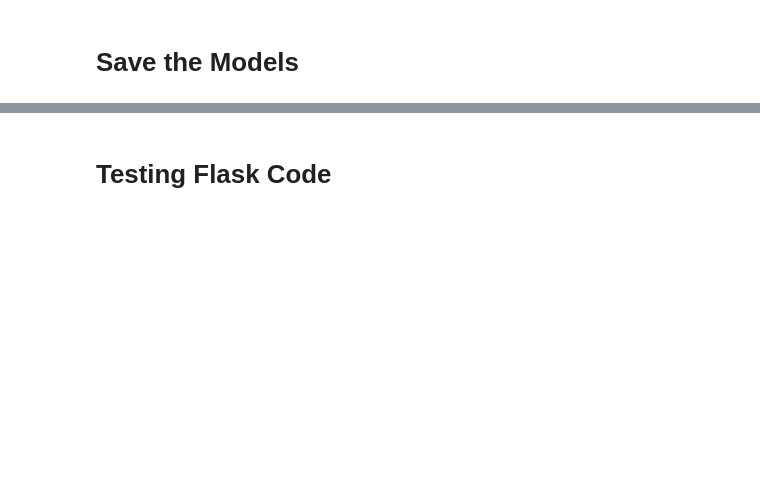
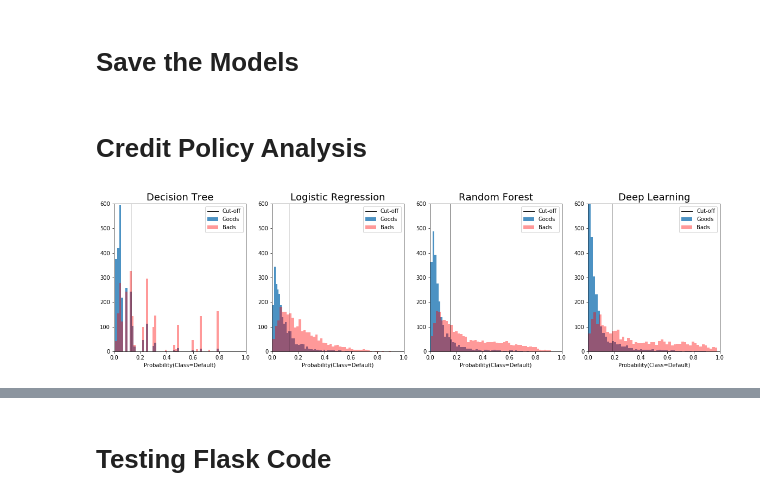
Before and after one commit to marcelotroiani/bootcamp, a Jupyter notebook: project-loan-credit-risk/Project3_CreditRisk.ipynb, the cells around one changed output, grey strips where cells are left out. Cells and saved outputs as stored; diff of their text form; code cells hidden in the pictures; blank space fills up the shorter version.

```diff
--- a/project-loan-credit-risk/Project3_CreditRisk.ipynb
+++ b/project-loan-credit-risk/Project3_CreditRisk.ipynb
@@ -229,5 +232,5 @@ pd.DataFrame([rf_best.best_params_])
 # %%
-rf = RandomForestClassifier(n_estimators=200,
+rf = RandomForestClassifier(n_estimators=100,
               criterion='gini',
               min_samples_split=50,
               max_depth= 10)
@@ -427,3 +397,5 @@ with open('models/neural.pkl', 'wb') as fid:
 # X Scaler for Neural Network
 with open('models/XScaler.pkl', 'wb') as fid:
     pickle.dump(X_scaler, fid, 2)
+# %% [markdown]
+# Credit Policy Analysis
@@ -429,0 +414,67 @@ with open('models/XScaler.pkl', 'wb') as fid:
+# %%
+classifiers = [tree_classificator, logreg, rf, deep]
+classifier_name = ['Decision Tree', 'Logistic Regression','Random Forest','Deep Learning']
+approval_analysis_tot = []
+for i in range(0, len(classifiers)):
+    classifier = classifiers[i]
+    approval_analysis = []
+    if i == 3:
+        y_test_prob=list(zip(y_test,classifier.predict_proba(inputs_scaled)[:,1]))
+    else:
+        y_test_prob=list(zip(y_test,classifier.predict_proba(inputs)[:,1]))
+
+    y_test_prob.sort(key=lambda x:x[1], reverse=True)
+
+    for j in range(0,len(y_test_prob)):
+        approval_analysis.append([classifier_name[i],y_test_prob[j][1],len(y_test_prob)-j,sum(row[0] for row in y_test_prob[j:len(y_test_prob)])/(len(y_test_prob)-j)])
+
+    approval_analysis_tot.append(approval_analysis)
+# %%
+colors = ['red', 'blue', 'green','purple']
+
+risk_level=0.05
+cutoff_analysis=[]
+
+classifiers = [tree_classificator, logreg, rf, deep]
+classifier_name = ['Decision Tree', 'Logistic Regression','Random Forest','Deep Learning']
+
+plt.figure(figsize=(20,5))
+
+for i in range(0, len(classifiers)):
+    classifier = classifiers[i]
+
+    cutoff_analysis.append([row for row in approval_analysis_tot[i] if (row[3]<=risk_level)][0])
+
+    if i == 3:
+        x_test = inputs_scaled
+    else:
+        x_test = inputs
+
+    fpr, tpr, thresholds = roc_curve(y_test, classifier.predict_proba(x_test)[:,1])
+    roc_auc = auc(fpr, tpr)
+
+    y_test_prob=list(zip(y_test,classifier.predict_proba(x_test)[:,1]))
+
+    y_test_prob_goods=[i for i in y_test_prob if (i[0]==0)]
+    y_test_prob_goods = random.sample(y_test_prob_goods,2489)
+    y_test_prob_goods=np.array(y_test_prob_goods)
+    y_test_prob_bads=[i for i in y_test_prob if (i[0]==1)]
+    y_test_prob_bads=np.array(y_test_prob_bads)
+
+    plt.subplot2grid((1, 4), (0, i), colspan=1)
+
+    n_bins = 50
+
+    x = y_test_prob_goods[:,1]
+    y = y_test_prob_bads[:,1]
+
+    plt.title(classifier_name[i],fontsize=18)
+    plt.xlabel("Probability(Class=Default)")
+    plt.hist(x, bins=n_bins,alpha=0.8)
+    plt.hist(y, bins=n_bins,color="red",alpha=0.4)
+    plt.ylim(0,600)
+    plt.xlim(0,1)
+    plt.axvline(x=cutoff_analysis[i][1], ymin=0, linewidth=1, color='black')
+    plt.legend(['Cut-off','Goods','Bads'])
+# %% [output]
+[figure, added]
```
Also changed, not shown: parts of 10 cells of this notebook, 5 other files.
